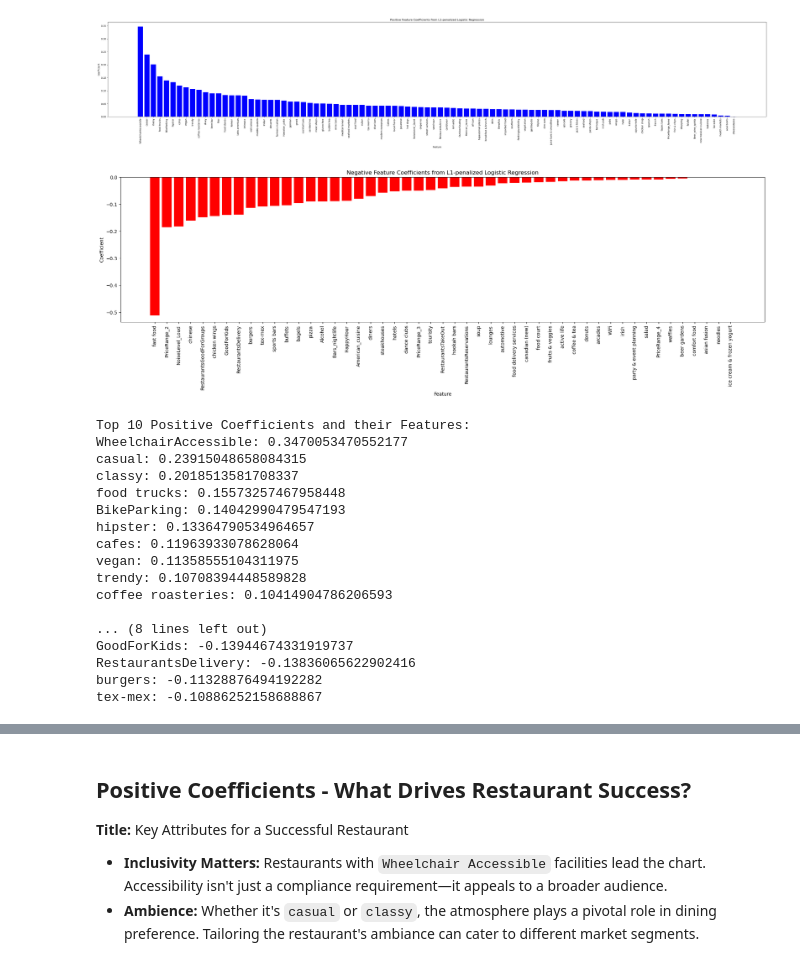
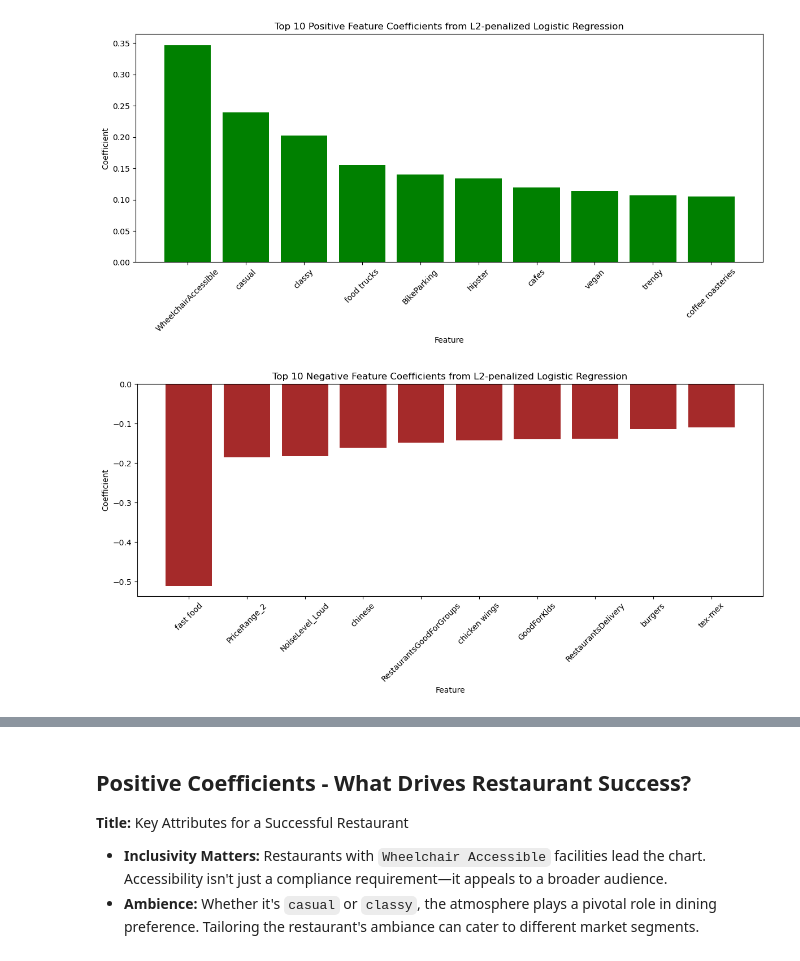
Before and after one commit to HodaShoghi/Restaurant_Success_Prediction, a Jupyter notebook: Notebooks/Modeling.ipynb, the cells around one changed output, grey strips where cells are left out. Cells and saved outputs as stored; diff of their text form; code cells hidden in the pictures.

```diff
--- a/Notebooks/Modeling.ipynb
+++ b/Notebooks/Modeling.ipynb
@@ -113,80 +409,54 @@ X has feature names, but LogisticRegression was fitted without feature names
 # %%
+###### import numpy as np
+import matplotlib.pyplot as plt
 
 # Get feature names
 features = X.columns
 
 # Get coefficients and feature names
-coefs = log_reg_l1.coef_[0]
+coefs = log_reg_l2.coef_[0]
 
 # Create indices for sorting based on coefficients
 sorted_idx = np.argsort(coefs)
 
 # Separate and sort positive and negative coefficients
 sorted_negative_coefs = coefs[sorted_idx][coefs[sorted_idx] < 0]
 sorted_positive_coefs = coefs[sorted_idx][coefs[sorted_idx] > 0][::-1]
 
 # Sort feature names based on the same order
 sorted_features_neg = np.array(features)[sorted_idx][coefs[sorted_idx] < 0]
 sorted_features_pos = np.array(features)[sorted_idx][coefs[sorted_idx] > 0][::-1]
 
-# Plot positive coefficients
-plt.figure(figsize=(40, 8))
-plt.bar(sorted_features_pos, sorted_positive_coefs, color='blue')
-plt.title("Positive Feature Coefficients from L1-penalized Logistic Regression")
+# Select top 10 positive features and coefficients
+top_10_features = sorted_features_pos[:10]
+top_10_positive_coefs = sorted_positive_coefs[:10]
+
+# Plot top 10 positive coefficients
+plt.figure(figsize=(12, 6))
+plt.bar(top_10_features, top_10_positive_coefs, color='green', align='center')  # Set align to 'center'
+plt.title("Top 10 Positive Feature Coefficients from L2-penalized Logistic Regression")
 plt.xlabel("Feature")
 plt.ylabel("Coefficient")
-plt.xticks(rotation=90)
+plt.xticks(rotation=45)
 plt.tight_layout()
 plt.show()
+
+# You can repeat the process for the negative coefficients as well.
 # %% [output]
-[figure, old version]
+[figure, new version]
 # %%
-# Plot negative coefficients
-plt.figure(figsize=(20, 7))
-plt.bar(sorted_features_neg, sorted_negative_coefs, color='red')
-plt.title("Negative Feature Coefficients from L1-penalized Logistic Regression")
+# Select top 10 negative features and coefficients
+top_10_negative_features = sorted_features_neg[:10]
+top_10_negative_coefs = sorted_negative_coefs[:10]
+
+# Plot top 10 negative coefficients
+plt.figure(figsize=(12, 6))
+plt.bar(top_10_negative_features, top_10_negative_coefs, color='brown', align='center')  # Set align to 'center'
+plt.title("Top 10 Negative Feature Coefficients from L2-penalized Logistic Regression")
 plt.xlabel("Feature")
 plt.ylabel("Coefficient")
-plt.xticks(rotation=90)
+plt.xticks(rotation=45)
 plt.tight_layout()
 plt.show()
 # %% [output]
-[figure, old version]
+[figure, new version]
-# %%
-# Select top 10 positive and negative coefficients
-top_10_positive_coefs = sorted_positive_coefs[:10]
-top_10_negative_coefs = sorted_negative_coefs[:10]
-
-# Select top 10 positive and negative feature names
-top_10_features_pos = sorted_features_pos[:10]
-top_10_features_neg = sorted_features_neg[:10]
-
-# Print top 10 positive coefficients and their features
-print("Top 10 Positive Coefficients and their Features:")
-for coef, feat in zip(top_10_positive_coefs, top_10_features_pos):
-    print(f"{feat}: {coef}")
-
-print("\n")  # for a newline in between
-
-# Print top 10 negative coefficients and their features
-print("Top 10 Negative Coefficients and their Features:")
-for coef, feat in zip(top_10_negative_coefs, top_10_features_neg):
-    print(f"{feat}: {coef}")
-# %% [output]
-Top 10 Positive Coefficients and their Features:
-WheelchairAccessible: 0.3470053470552177
-casual: 0.23915048658084315
-classy: 0.2018513581708337
-food trucks: 0.15573257467958448
-BikeParking: 0.14042990479547193
-hipster: 0.13364790534964657
-cafes: 0.11963933078628064
-vegan: 0.11358555104311975
-trendy: 0.10708394448589828
-coffee roasteries: 0.10414904786206593
-
-... (8 lines left out)
-GoodForKids: -0.13944674331919737
-RestaurantsDelivery: -0.13836065622902416
-burgers: -0.11328876494192282
-tex-mex: -0.10886252158688867
```
Also changed, not shown: parts of 149 cells of this notebook, 7 other files.
